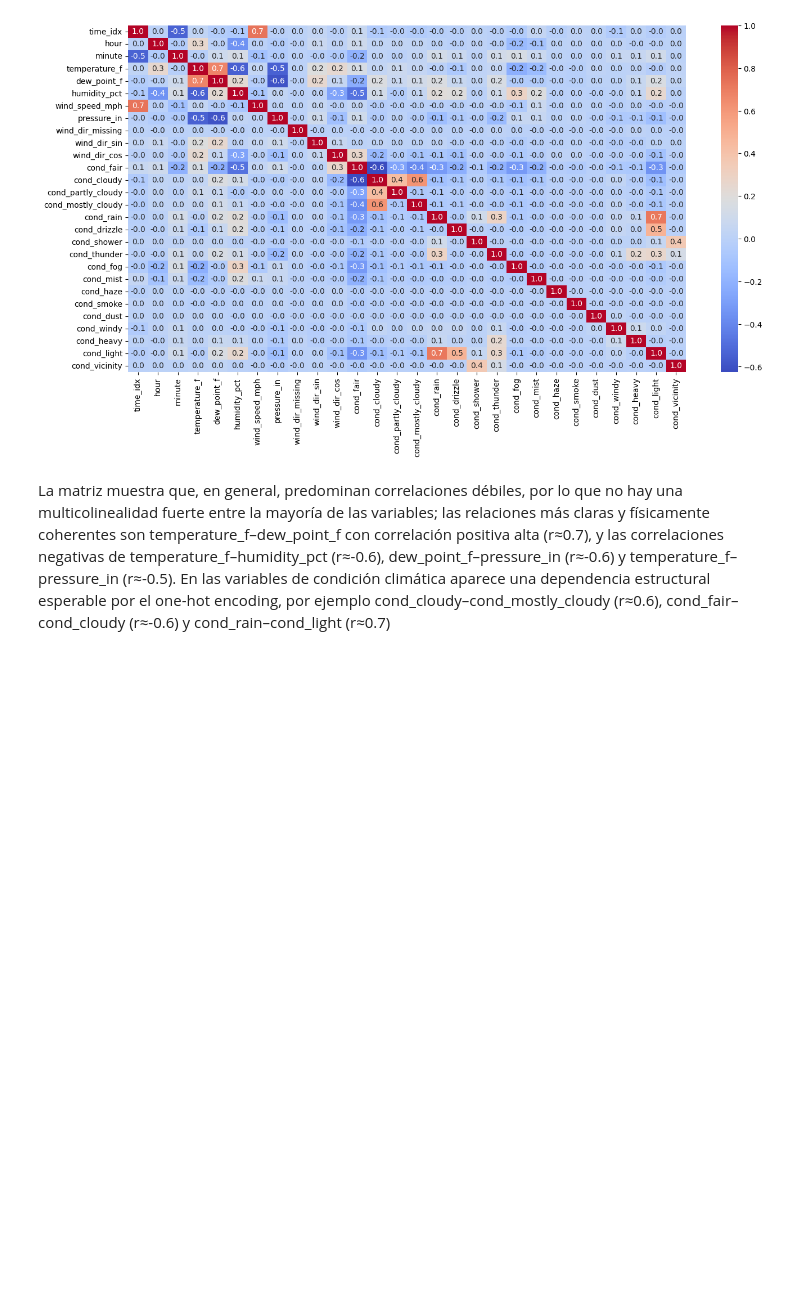
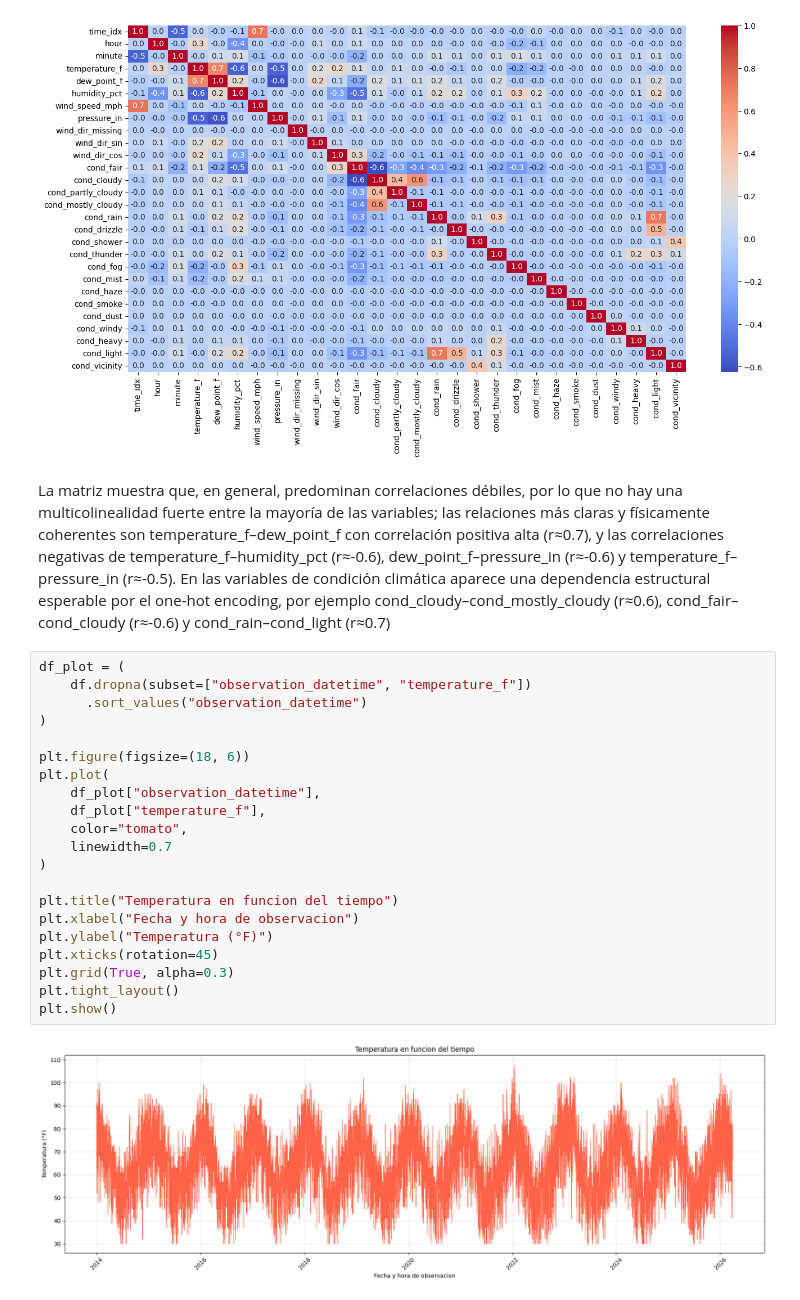
Before and after one commit to BlackSinger/PrediccionClima, a Jupyter notebook: Daily/eda.ipynb, the cells around one changed output. Drawn from its saved outputs; the diff is of its cells as text; blank space fills up the shorter version.

```diff
--- a/Daily/eda.ipynb
+++ b/Daily/eda.ipynb
@@ -287,3 +287,26 @@ plt.show()
 [figure]
 # %% [markdown]
 La matriz muestra que, en general, predominan correlaciones débiles, por lo que no hay una multicolinealidad fuerte entre la mayoría de las variables; las relaciones más claras y físicamente coherentes son temperature_f–dew_point_f con correlación positiva alta (r≈0.7), y las correlaciones negativas de temperature_f–humidity_pct (r≈-0.6), dew_point_f–pressure_in (r≈-0.6) y temperature_f–pressure_in (r≈-0.5). En las variables de condición climática aparece una dependencia estructural esperable por el one-hot encoding, por ejemplo cond_cloudy–cond_mostly_cloudy (r≈0.6), cond_fair–cond_cloudy (r≈-0.6) y cond_rain–cond_light (r≈0.7)
+# %%
+df_plot = (
+    df.dropna(subset=["observation_datetime", "temperature_f"])
+      .sort_values("observation_datetime")
+)
+
+plt.figure(figsize=(18, 6))
+plt.plot(
+    df_plot["observation_datetime"],
+    df_plot["temperature_f"],
+    color="tomato",
+    linewidth=0.7
+)
+
+plt.title("Temperatura en funcion del tiempo")
+plt.xlabel("Fecha y hora de observacion")
+plt.ylabel("Temperatura (°F)")
+plt.xticks(rotation=45)
+plt.grid(True, alpha=0.3)
+plt.tight_layout()
+plt.show()
+# %% [output]
+[figure, added]
```
